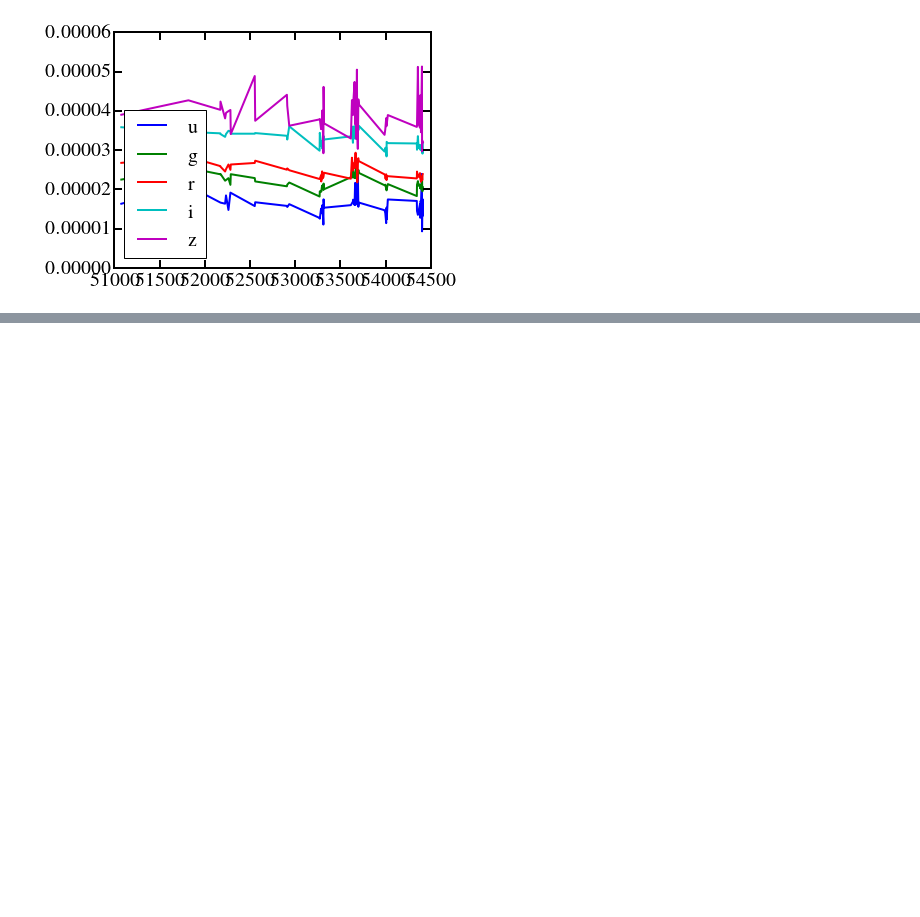
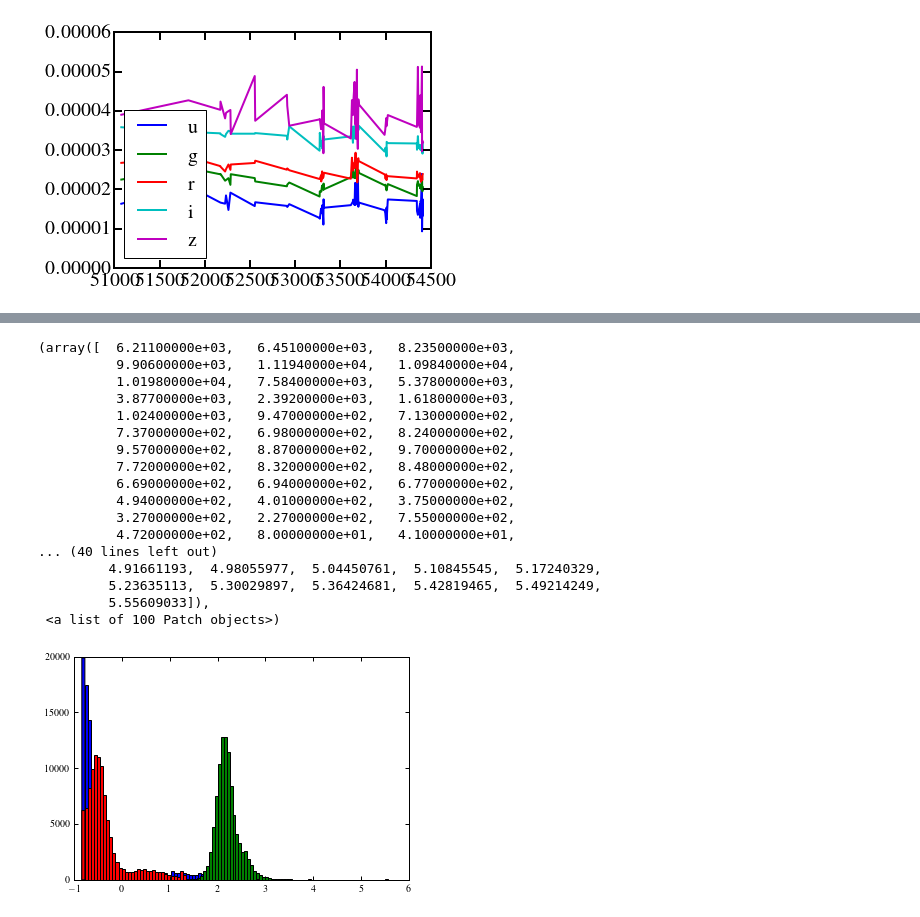
Before and after one commit to jmoreno28/QSO_S82_DRW_vs_DHO, a Jupyter notebook: PreviewLightcurvefiles.ipynb, the cells around one changed output, grey strips where cells are left out. Saved outputs shown, nothing was run; the diff lists cells and outputs as text; code cells hidden in the pictures; blank space fills up the shorter version.

```diff
--- a/PreviewLightcurvefiles.ipynb
+++ b/PreviewLightcurvefiles.ipynb
@@ -152,0 +245,23 @@ previewBands(test, labels=True)
+# %%
+plt.hist(np.log10(bestTask.timescaleChain[0,:,:].flatten()), bins = 100)
+plt.hist(np.log10(bestTask.timescaleChain[1,:,:].flatten()), bins = 100)
+plt.hist(np.log10(bestTask.timescaleChain[2,:,:].flatten()), bins = 100)
+# %% [output]
+(array([  6.21100000e+03,   6.45100000e+03,   8.23500000e+03,
+          9.90600000e+03,   1.11940000e+04,   1.09840000e+04,
+          1.01980000e+04,   7.58400000e+03,   5.37800000e+03,
+          3.87700000e+03,   2.39200000e+03,   1.61800000e+03,
+          1.02400000e+03,   9.47000000e+02,   7.13000000e+02,
+          7.37000000e+02,   6.98000000e+02,   8.24000000e+02,
+          9.57000000e+02,   8.87000000e+02,   9.70000000e+02,
+          7.72000000e+02,   8.32000000e+02,   8.48000000e+02,
+          6.69000000e+02,   6.94000000e+02,   6.77000000e+02,
+          4.94000000e+02,   4.01000000e+02,   3.75000000e+02,
+          3.27000000e+02,   2.27000000e+02,   7.55000000e+02,
+          4.72000000e+02,   8.00000000e+01,   4.10000000e+01,
+... (40 lines left out)
+         4.91661193,  4.98055977,  5.04450761,  5.10845545,  5.17240329,
+         5.23635113,  5.30029897,  5.36424681,  5.42819465,  5.49214249,
+         5.55609033]),
+ <a list of 100 Patch objects>)
+[figure, added]
```
Also changed, not shown: parts of 11 cells of this notebook.
